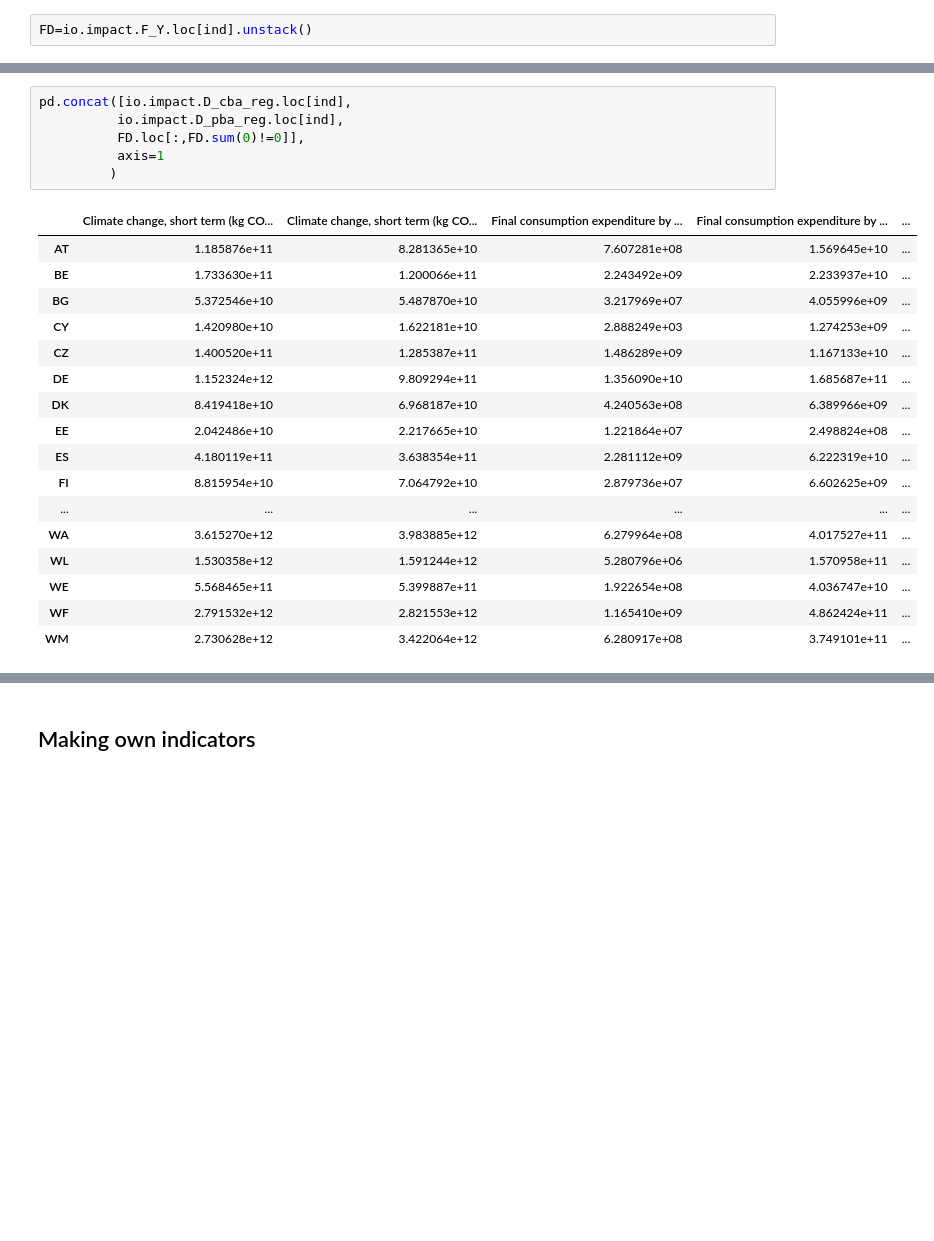
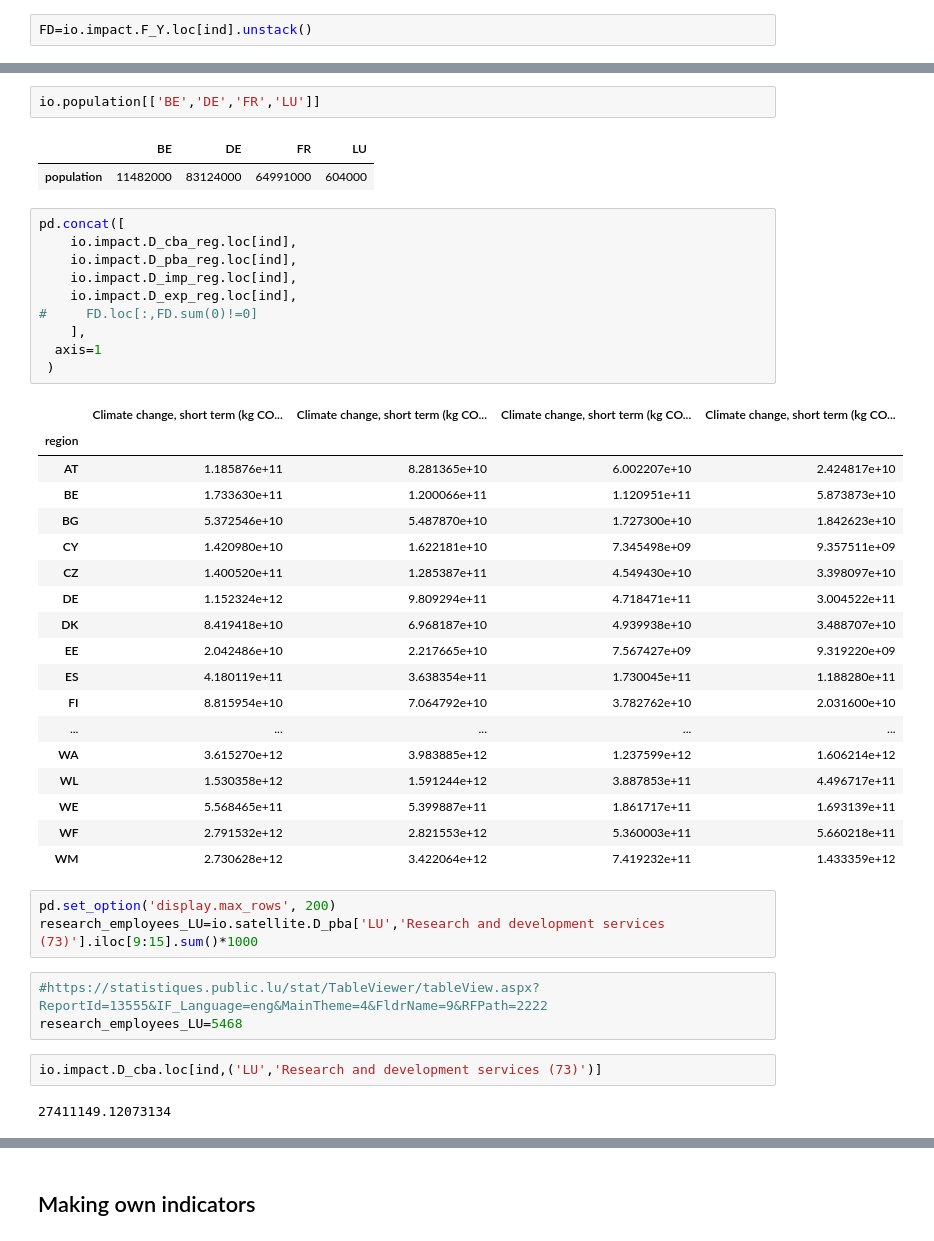
Before and after one commit to thomasgibon/io-footprinting, a Jupyter notebook: exiobase_use.ipynb, the cells around one changed output, grey strips where cells are left out. Cells and saved outputs as stored; diff of their text form; blank space fills up the shorter version.

```diff
--- a/exiobase_use.ipynb
+++ b/exiobase_use.ipynb
@@ -137,24 +154,44 @@ FD=io.impact.F_Y.loc[ind].unstack()
+# %%
+io.population[['BE','DE','FR','LU']]
+# %% [output]
+|  | BE | DE | FR | LU |
+| population | 11482000 | 83124000 | 64991000 | 604000 |
 # %%
-pd.concat([io.impact.D_cba_reg.loc[ind],
-          io.impact.D_pba_reg.loc[ind],
-          FD.loc[:,FD.sum(0)!=0]],
-          axis=1
-         )
+pd.concat([
+    io.impact.D_cba_reg.loc[ind],
+    io.impact.D_pba_reg.loc[ind],
+    io.impact.D_imp_reg.loc[ind],
+    io.impact.D_exp_reg.loc[ind],
+#     FD.loc[:,FD.sum(0)!=0]
+    ],
+  axis=1
+ )
 # %% [output]
-|  | Climate change, short term (kg CO... | Climate change, short term (kg CO... | Final consumption expenditure by ... | Final consumption expenditure by ... | ... |
-| AT | 1.185876e+11 | 8.281365e+10 | 7.607281e+08 | 1.569645e+10 | ... |
-| BE | 1.733630e+11 | 1.200066e+11 | 2.243492e+09 | 2.233937e+10 | ... |
-| BG | 5.372546e+10 | 5.487870e+10 | 3.217969e+07 | 4.055996e+09 | ... |
-| CY | 1.420980e+10 | 1.622181e+10 | 2.888249e+03 | 1.274253e+09 | ... |
-| CZ | 1.400520e+11 | 1.285387e+11 | 1.486289e+09 | 1.167133e+10 | ... |
-| DE | 1.152324e+12 | 9.809294e+11 | 1.356090e+10 | 1.685687e+11 | ... |
-| DK | 8.419418e+10 | 6.968187e+10 | 4.240563e+08 | 6.389966e+09 | ... |
-| EE | 2.042486e+10 | 2.217665e+10 | 1.221864e+07 | 2.498824e+08 | ... |
-| ES | 4.180119e+11 | 3.638354e+11 | 2.281112e+09 | 6.222319e+10 | ... |
-| FI | 8.815954e+10 | 7.064792e+10 | 2.879736e+07 | 6.602625e+09 | ... |
-| ... | ... | ... | ... | ... | ... |
-| WA | 3.615270e+12 | 3.983885e+12 | 6.279964e+08 | 4.017527e+11 | ... |
-| WL | 1.530358e+12 | 1.591244e+12 | 5.280796e+06 | 1.570958e+11 | ... |
-| WE | 5.568465e+11 | 5.399887e+11 | 1.922654e+08 | 4.036747e+10 | ... |
-| WF | 2.791532e+12 | 2.821553e+12 | 1.165410e+09 | 4.862424e+11 | ... |
-| WM | 2.730628e+12 | 3.422064e+12 | 6.280917e+08 | 3.749101e+11 | ... |
+|  | Climate change, short term (kg CO... | Climate change, short term (kg CO... | Climate change, short term (kg CO... | Climate change, short term (kg CO... |
+| region |  |  |  |  |
+| AT | 1.185876e+11 | 8.281365e+10 | 6.002207e+10 | 2.424817e+10 |
+| BE | 1.733630e+11 | 1.200066e+11 | 1.120951e+11 | 5.873873e+10 |
+| BG | 5.372546e+10 | 5.487870e+10 | 1.727300e+10 | 1.842623e+10 |
+| CY | 1.420980e+10 | 1.622181e+10 | 7.345498e+09 | 9.357511e+09 |
+| CZ | 1.400520e+11 | 1.285387e+11 | 4.549430e+10 | 3.398097e+10 |
+| DE | 1.152324e+12 | 9.809294e+11 | 4.718471e+11 | 3.004522e+11 |
+| DK | 8.419418e+10 | 6.968187e+10 | 4.939938e+10 | 3.488707e+10 |
+| EE | 2.042486e+10 | 2.217665e+10 | 7.567427e+09 | 9.319220e+09 |
+| ES | 4.180119e+11 | 3.638354e+11 | 1.730045e+11 | 1.188280e+11 |
+| FI | 8.815954e+10 | 7.064792e+10 | 3.782762e+10 | 2.031600e+10 |
+| ... | ... | ... | ... | ... |
+| WA | 3.615270e+12 | 3.983885e+12 | 1.237599e+12 | 1.606214e+12 |
+| WL | 1.530358e+12 | 1.591244e+12 | 3.887853e+11 | 4.496717e+11 |
+| WE | 5.568465e+11 | 5.399887e+11 | 1.861717e+11 | 1.693139e+11 |
+| WF | 2.791532e+12 | 2.821553e+12 | 5.360003e+11 | 5.660218e+11 |
+| WM | 2.730628e+12 | 3.422064e+12 | 7.419232e+11 | 1.433359e+12 |
+# %%
+pd.set_option('display.max_rows', 200)
+research_employees_LU=io.satellite.D_pba['LU','Research and development services (73)'].iloc[9:15].sum()*1000
+# %%
+#https://statistiques.public.lu/stat/TableViewer/tableView.aspx?ReportId=13555&IF_Language=eng&MainTheme=4&FldrName=9&RFPath=2222
+research_employees_LU=5468
+# %%
+io.impact.D_cba.loc[ind,('LU','Research and development services (73)')]
+# %% [output]
+27411149.12073134
```
Also changed, not shown: parts of 23 cells of this notebook.
